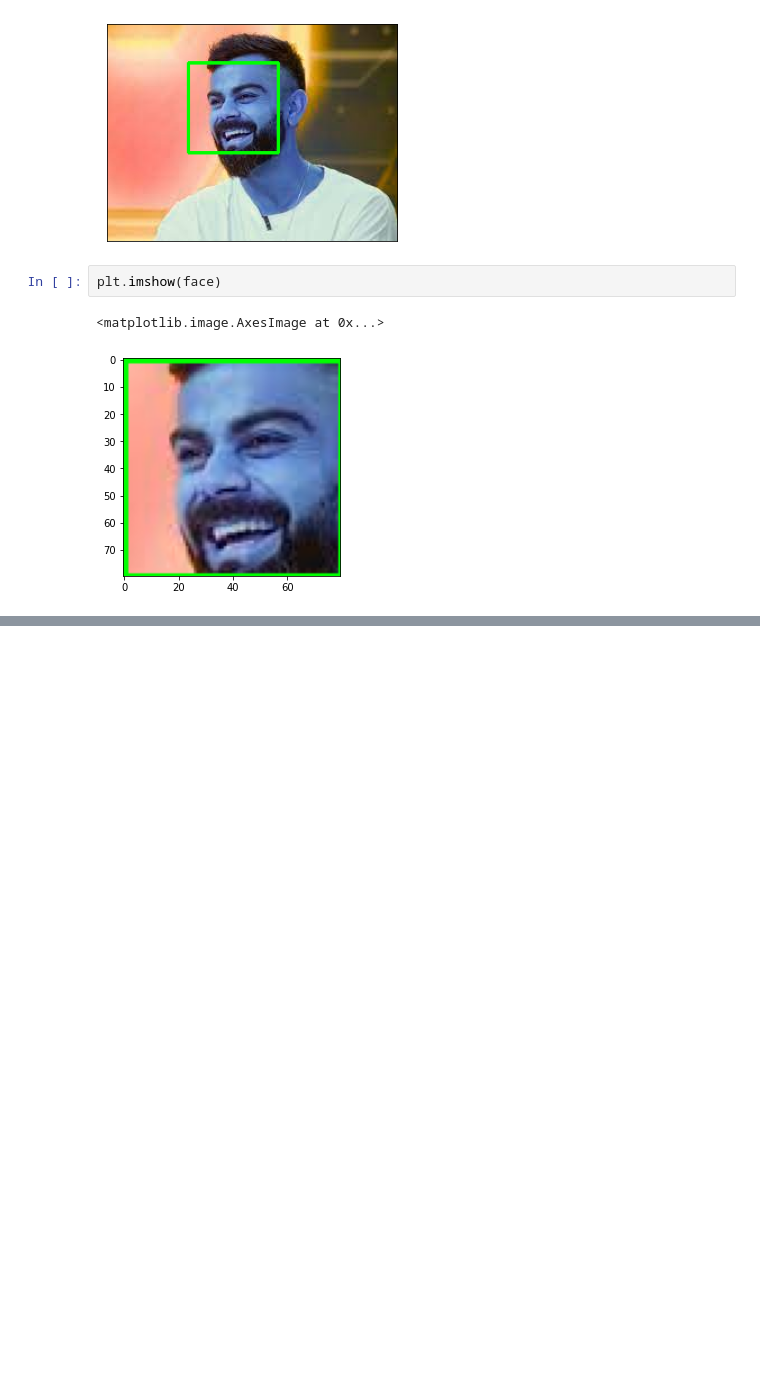
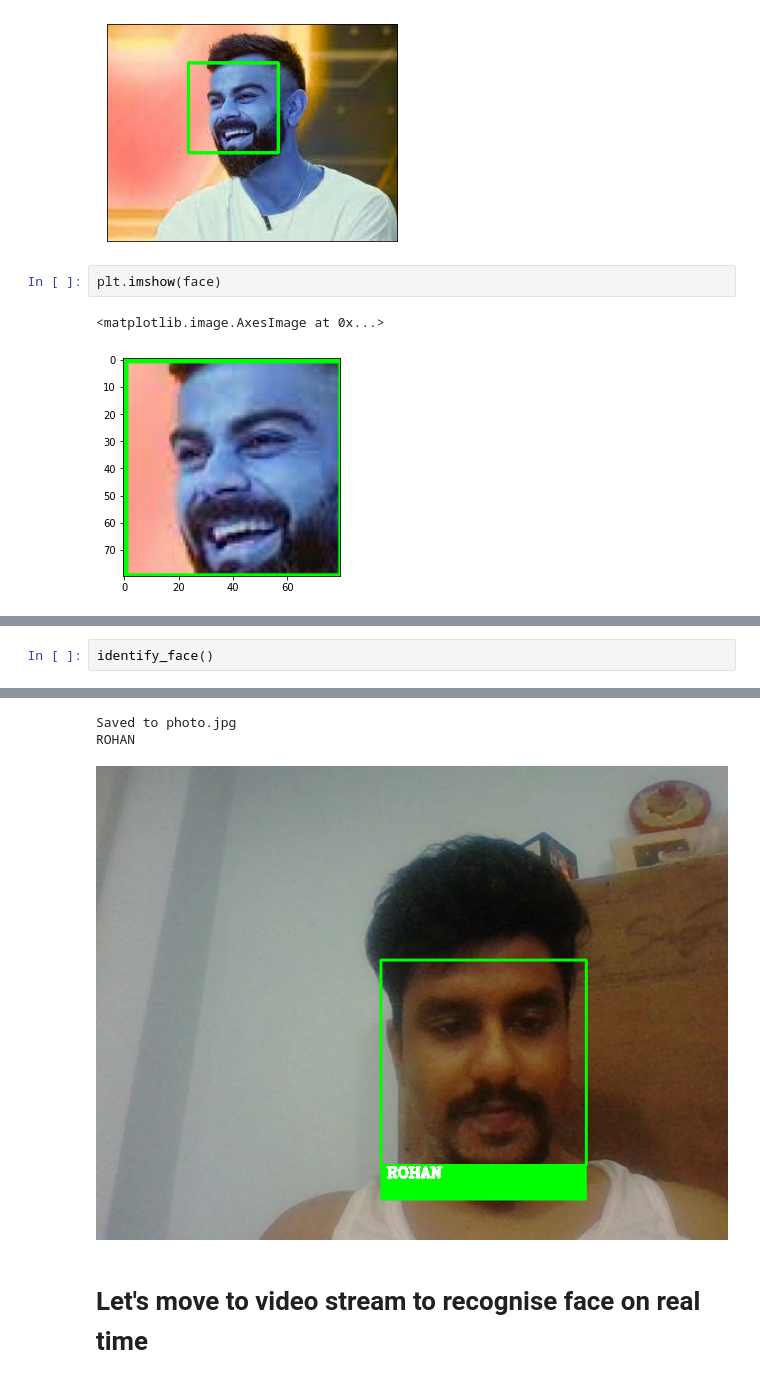
Before and after one commit to rajeshmore1/Face_Recognition_Drowsiness_Detection, a Jupyter notebook: Capstone_Project_5.ipynb, the cells around one changed output, grey strips where cells are left out. Cells and saved outputs as stored; diff of their text form; blank space fills up the shorter version.

Commit message:
Face_recognition

```diff
--- a/Capstone_Project_5.ipynb
+++ b/Capstone_Project_5.ipynb
@@ -79,0 +203,3 @@ plt.imshow(face)
+# %%
+identify_face()
+# %% [output]
@@ -79,0 +207,5 @@ plt.imshow(face)
+Saved to photo.jpg
+ROHAN
+[figure, added]
+# %% [markdown]
+# Let's move to video stream to recognise face on real time
```
Also changed, not shown: parts of 16 cells of this notebook.
